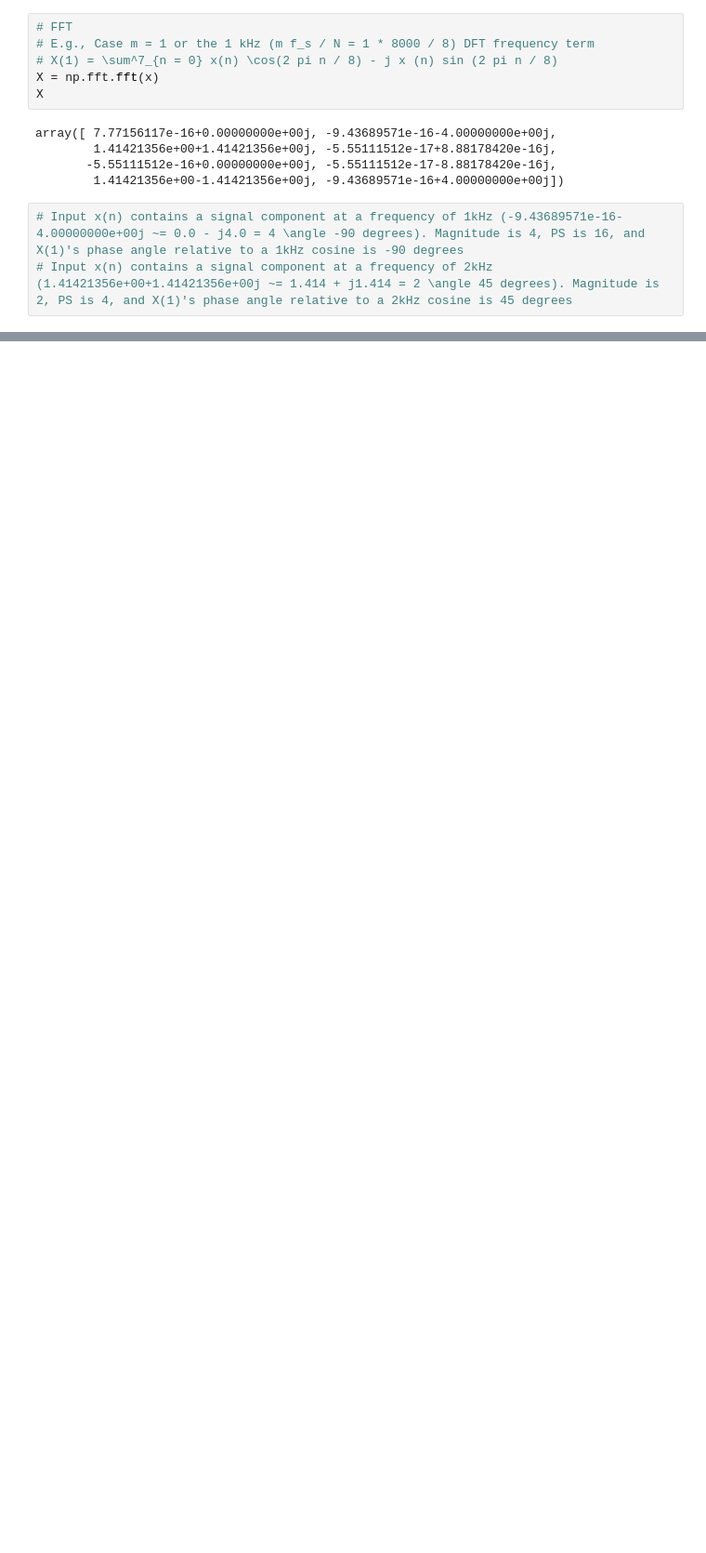
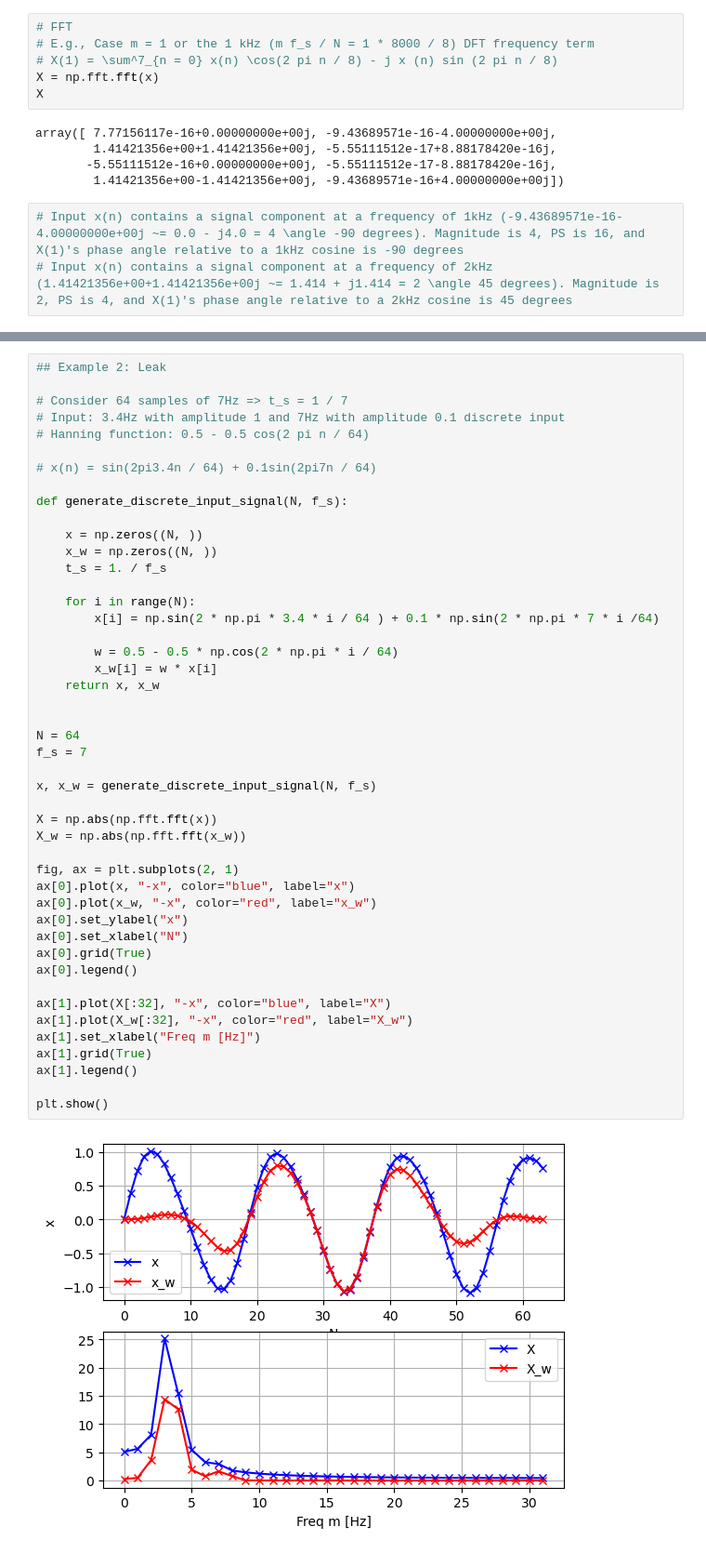
Before and after one commit to murundb/murundb.github.io, a Jupyter notebook: docs/assets/jupyter/dft/dft.ipynb, the cells around one changed output, grey strips where cells are left out. Shown at 93% size. Drawn from its saved outputs; the diff is of its cells as text; blank space fills up the shorter version.

```diff
--- a/docs/assets/jupyter/dft/dft.ipynb
+++ b/docs/assets/jupyter/dft/dft.ipynb
@@ -95,0 +103,48 @@ ax[1].grid(True)
+# %%
+## Example 2: Leak
+
+# Consider 64 samples of 7Hz => t_s = 1 / 7
+# Input: 3.4Hz with amplitude 1 and 7Hz with amplitude 0.1 discrete input
+# Hanning function: 0.5 - 0.5 cos(2 pi n / 64)
+
+# x(n) = sin(2pi3.4n / 64) + 0.1sin(2pi7n / 64)
+
+def generate_discrete_input_signal(N, f_s):
+
+    x = np.zeros((N, ))
+    x_w = np.zeros((N, ))
+    t_s = 1. / f_s
+
+    for i in range(N):
+        x[i] = np.sin(2 * np.pi * 3.4 * i / 64 ) + 0.1 * np.sin(2 * np.pi * 7 * i /64)
+
+        w = 0.5 - 0.5 * np.cos(2 * np.pi * i / 64)
+        x_w[i] = w * x[i]
+    return x, x_w
+
+
+N = 64
+f_s = 7
+
+x, x_w = generate_discrete_input_signal(N, f_s)
+
+X = np.abs(np.fft.fft(x))
+X_w = np.abs(np.fft.fft(x_w))
+
+fig, ax = plt.subplots(2, 1)
+ax[0].plot(x, "-x", color="blue", label="x")
+ax[0].plot(x_w, "-x", color="red", label="x_w")
+ax[0].set_ylabel("x")
+ax[0].set_xlabel("N")
+ax[0].grid(True)
+ax[0].legend()
+
+ax[1].plot(X[:32], "-x", color="blue", label="X")
+ax[1].plot(X_w[:32], "-x", color="red", label="X_w")
+ax[1].set_xlabel("Freq m [Hz]")
+ax[1].grid(True)
+ax[1].legend()
+
+plt.show()
+# %% [output]
+[figure, added]
```
Also changed, not shown: parts of 5 cells of this notebook, 4 other files.
